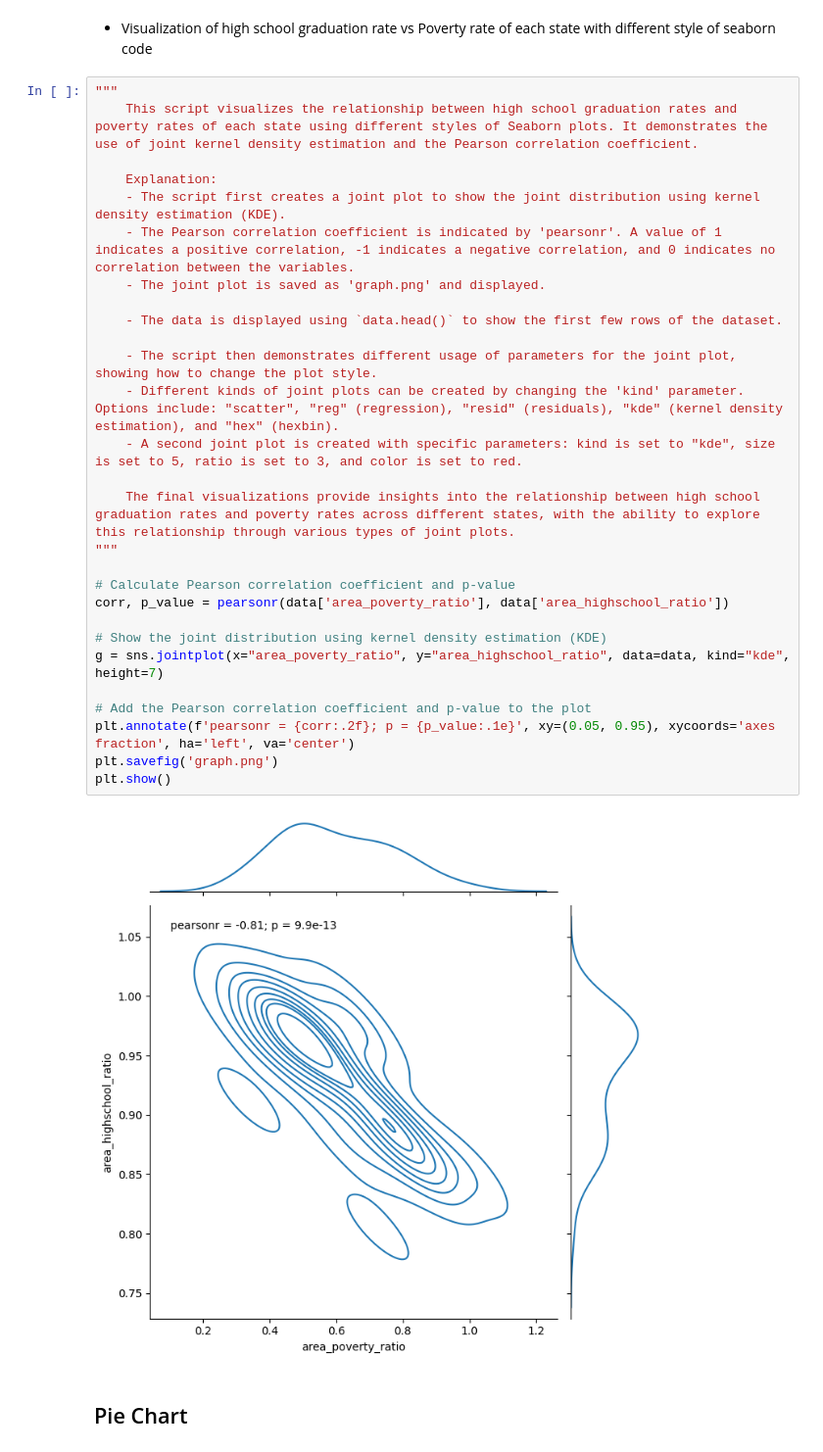
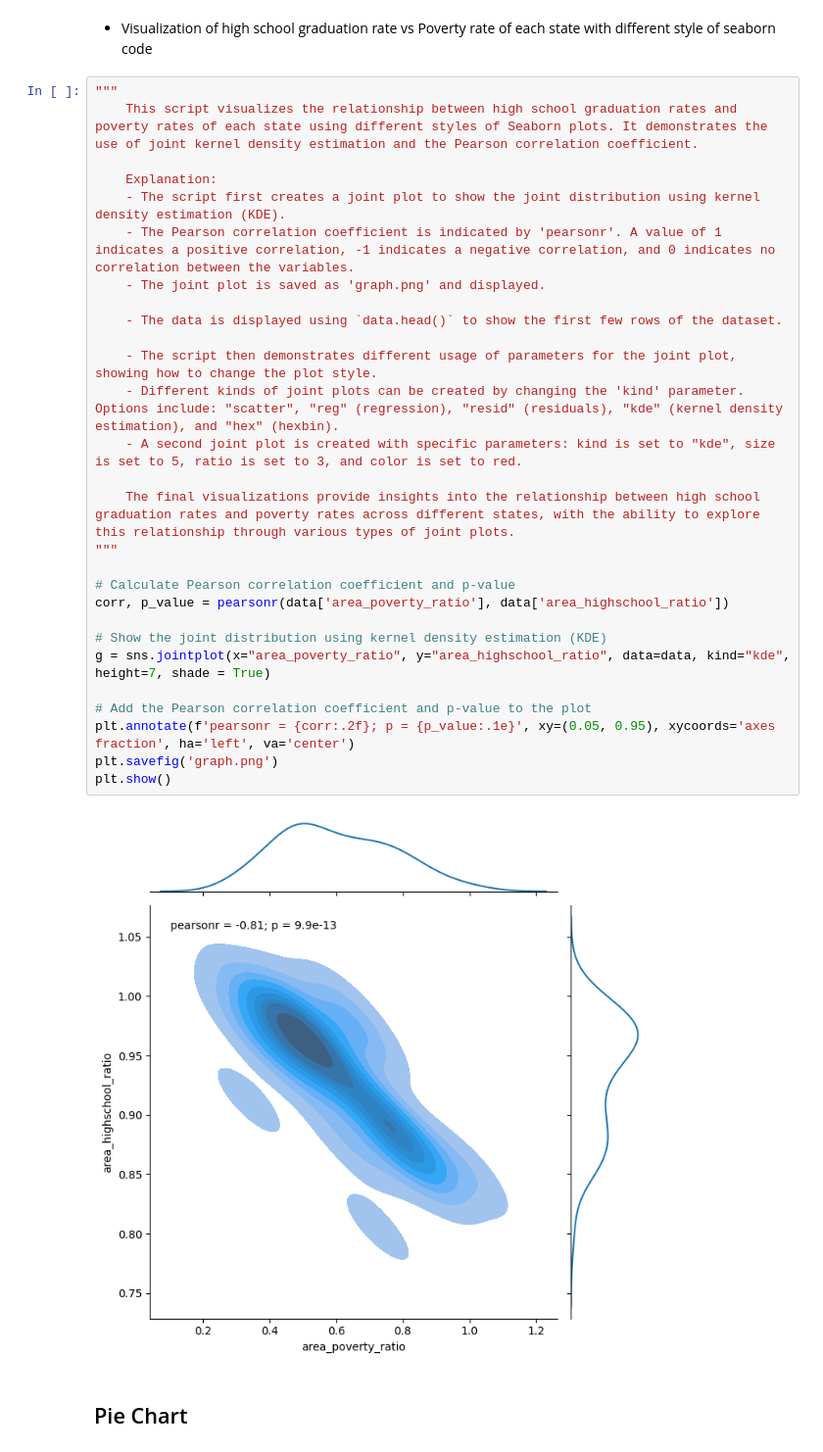
Before and after one commit to aeyeniay/SeabornPlots, a Jupyter notebook: seaborn_plots.ipynb, the cells around one changed output. Shown at 98% size. Cells and saved outputs as stored; diff of their text form.

Commit message:
Kaggle Notebook | Seaborn Plots | Version 10

```diff
--- a/seaborn_plots.ipynb
+++ b/seaborn_plots.ipynb
@@ -495,33 +499,33 @@ plt.show()
 # %%
 """
     This script visualizes the relationship between high school graduation rates and poverty rates of each state using different styles of Seaborn plots. It demonstrates the use of joint kernel density estimation and the Pearson correlation coefficient.
 
     Explanation:
     - The script first creates a joint plot to show the joint distribution using kernel density estimation (KDE).
     - The Pearson correlation coefficient is indicated by 'pearsonr'. A value of 1 indicates a positive correlation, -1 indicates a negative correlation, and 0 indicates no correlation between the variables.
     - The joint plot is saved as 'graph.png' and displayed.
 
     - The data is displayed using `data.head()` to show the first few rows of the dataset.
 
     - The script then demonstrates different usage of parameters for the joint plot, showing how to change the plot style.
     - Different kinds of joint plots can be created by changing the 'kind' parameter. Options include: "scatter", "reg" (regression), "resid" (residuals), "kde" (kernel density estimation), and "hex" (hexbin).
     - A second joint plot is created with specific parameters: kind is set to "kde", size is set to 5, ratio is set to 3, and color is set to red.
 
     The final visualizations provide insights into the relationship between high school graduation rates and poverty rates across different states, with the ability to explore this relationship through various types of joint plots.
 """
 
 # Calculate Pearson correlation coefficient and p-value
 corr, p_value = pearsonr(data['area_poverty_ratio'], data['area_highschool_ratio'])
 
 # Show the joint distribution using kernel density estimation (KDE)
-g = sns.jointplot(x="area_poverty_ratio", y="area_highschool_ratio", data=data, kind="kde", height=7)
+g = sns.jointplot(x="area_poverty_ratio", y="area_highschool_ratio", data=data, kind="kde", height=7, shade = True)
 
 # Add the Pearson correlation coefficient and p-value to the plot
 plt.annotate(f'pearsonr = {corr:.2f}; p = {p_value:.1e}', xy=(0.05, 0.95), xycoords='axes fraction', ha='left', va='center')
 plt.savefig('graph.png')
 plt.show()
 # %% [output]
-[figure, old version]
+[figure, new version]
 # %% [markdown]
 <a id="4"></a>
 ## Pie Chart
```
Also changed, not shown: parts of 17 cells of this notebook.
